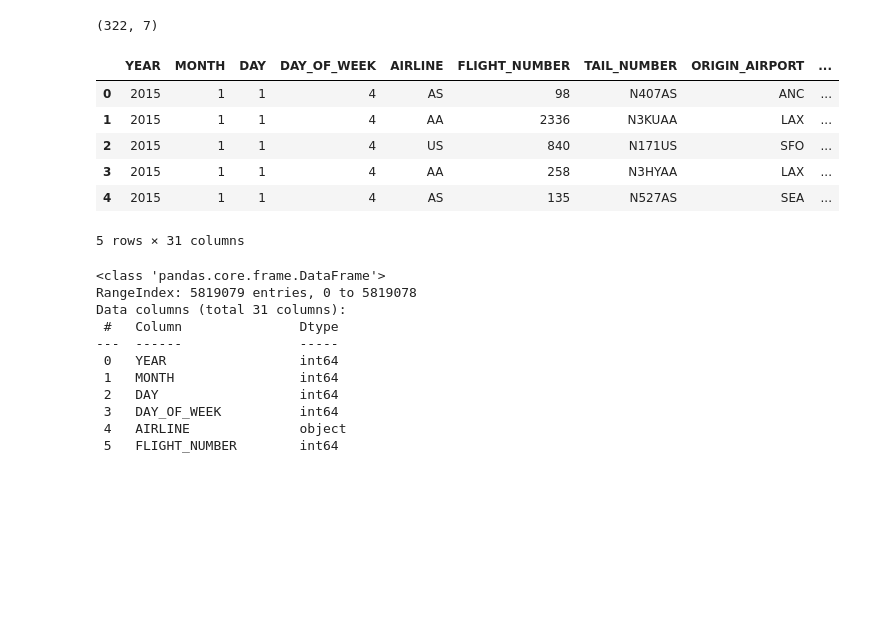
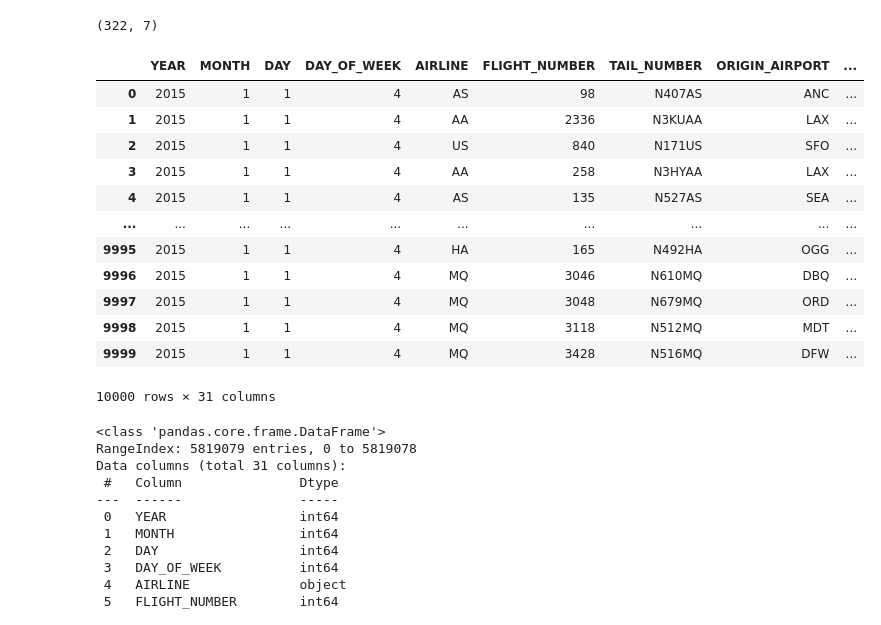
Before and after one commit to Davron030901/Machine_Learning, a Jupyter notebook: 2015_Flight_Delays_and_Cancellations.ipynb, the cells around one changed output. Cells and saved outputs as stored; diff of their text form; code cells hidden in the pictures; blank space fills up the shorter version.

```diff
--- a/2015_Flight_Delays_and_Cancellations.ipynb
+++ b/2015_Flight_Delays_and_Cancellations.ipynb
@@ -16,9 +34,9 @@ print("Path to dataset files:", path)
 Using Colab cache for faster access to the 'flight-delays' dataset.
 Path to dataset files: /kaggle/input/flight-delays
 # %%
-url1 = "/kaggle/input/flight-delays/airlines.csv"
-url2 = '/kaggle/input/flight-delays/airports.csv'
-url3 = '/kaggle/input/flight-delays/flights.csv'
+url1 = path + "/airlines.csv"
+url2 = path + '/airports.csv'
+url3 = path + '/flights.csv'
 
 airlines_df = pd.read_csv(url1)
 airports_df = pd.read_csv(url2)
@@ -79,15 +97,21 @@ airports_df.shape
 # %% [output]
 (322, 7)
 # %%
-flights_df.head()
+flights_df.head(10000)
 # %% [output]
 |  | YEAR | MONTH | DAY | DAY_OF_WEEK | AIRLINE | FLIGHT_NUMBER | TAIL_NUMBER | ORIGIN_AIRPORT | ... |
 | 0 | 2015 | 1 | 1 | 4 | AS | 98 | N407AS | ANC | ... |
 | 1 | 2015 | 1 | 1 | 4 | AA | 2336 | N3KUAA | LAX | ... |
 | 2 | 2015 | 1 | 1 | 4 | US | 840 | N171US | SFO | ... |
 | 3 | 2015 | 1 | 1 | 4 | AA | 258 | N3HYAA | LAX | ... |
 | 4 | 2015 | 1 | 1 | 4 | AS | 135 | N527AS | SEA | ... |
+| ... | ... | ... | ... | ... | ... | ... | ... | ... | ... |
+| 9995 | 2015 | 1 | 1 | 4 | HA | 165 | N492HA | OGG | ... |
+| 9996 | 2015 | 1 | 1 | 4 | MQ | 3046 | N610MQ | DBQ | ... |
+| 9997 | 2015 | 1 | 1 | 4 | MQ | 3048 | N679MQ | ORD | ... |
+| 9998 | 2015 | 1 | 1 | 4 | MQ | 3118 | N512MQ | MDT | ... |
+| 9999 | 2015 | 1 | 1 | 4 | MQ | 3428 | N516MQ | DFW | ... |
-5 rows × 31 columns
+10000 rows × 31 columns
 # %%
 flights_df.info()
 # %% [output]
```
Also changed, not shown: parts of 23 cells of this notebook.
